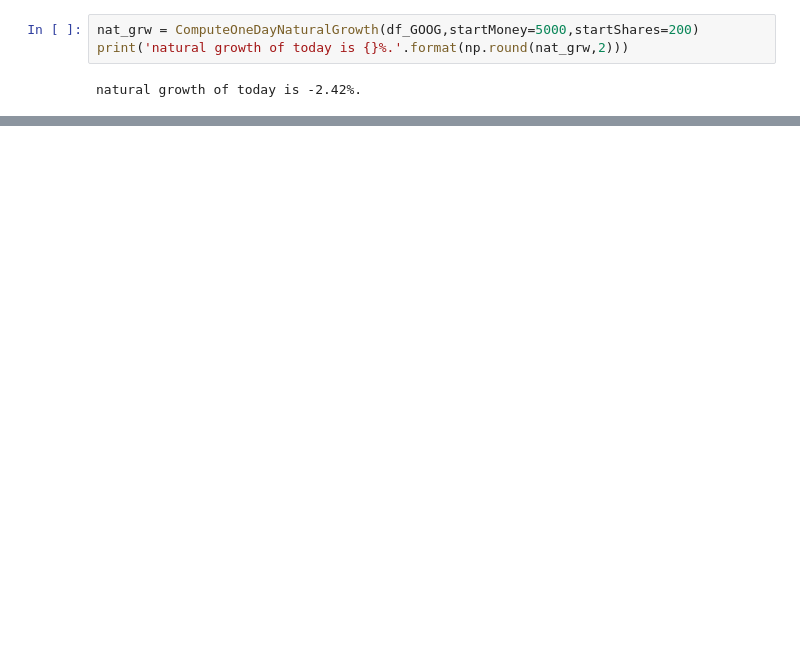
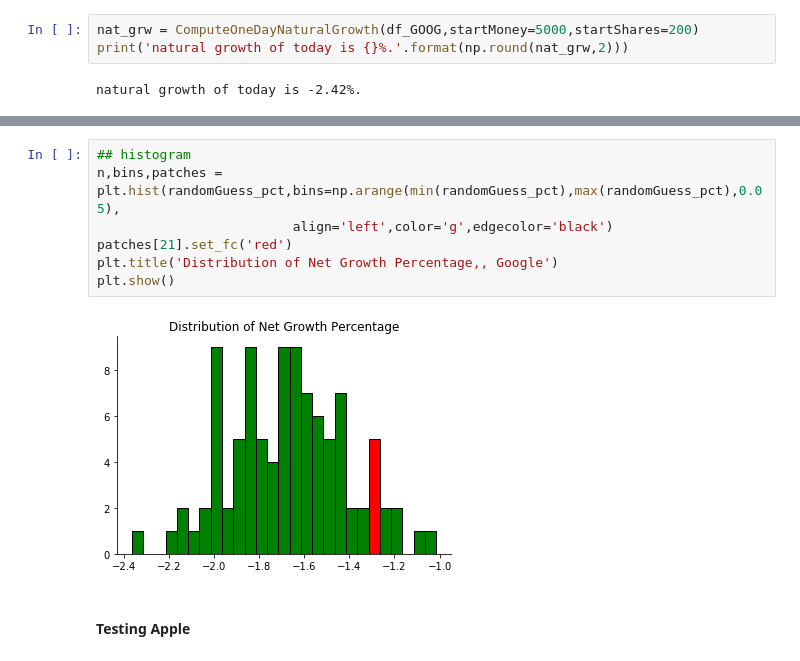
Before and after one commit to aaronLinLu/Capstone_IEOR2017, a Jupyter notebook: FinalProject/Project_v17_shortTrainingSet_logisticRegression.ipynb, the cells around one changed output, grey strips where cells are left out. Drawn from its saved outputs; the diff is of its cells as text; blank space fills up the shorter version.

```diff
--- a/FinalProject/Project_v17_shortTrainingSet_logisticRegression.ipynb
+++ b/FinalProject/Project_v17_shortTrainingSet_logisticRegression.ipynb
@@ -392,0 +550,11 @@ natural growth of today is -2.42%.
+# %%
+## histogram
+n,bins,patches = plt.hist(randomGuess_pct,bins=np.arange(min(randomGuess_pct),max(randomGuess_pct),0.05),
+                         align='left',color='g',edgecolor='black')
+patches[21].set_fc('red')
+plt.title('Distribution of Net Growth Percentage,, Google')
+plt.show()
+# %% [output]
+[figure, added]
+# %% [markdown]
+#### Testing Apple
```
Also changed, not shown: parts of 23 cells of this notebook.
